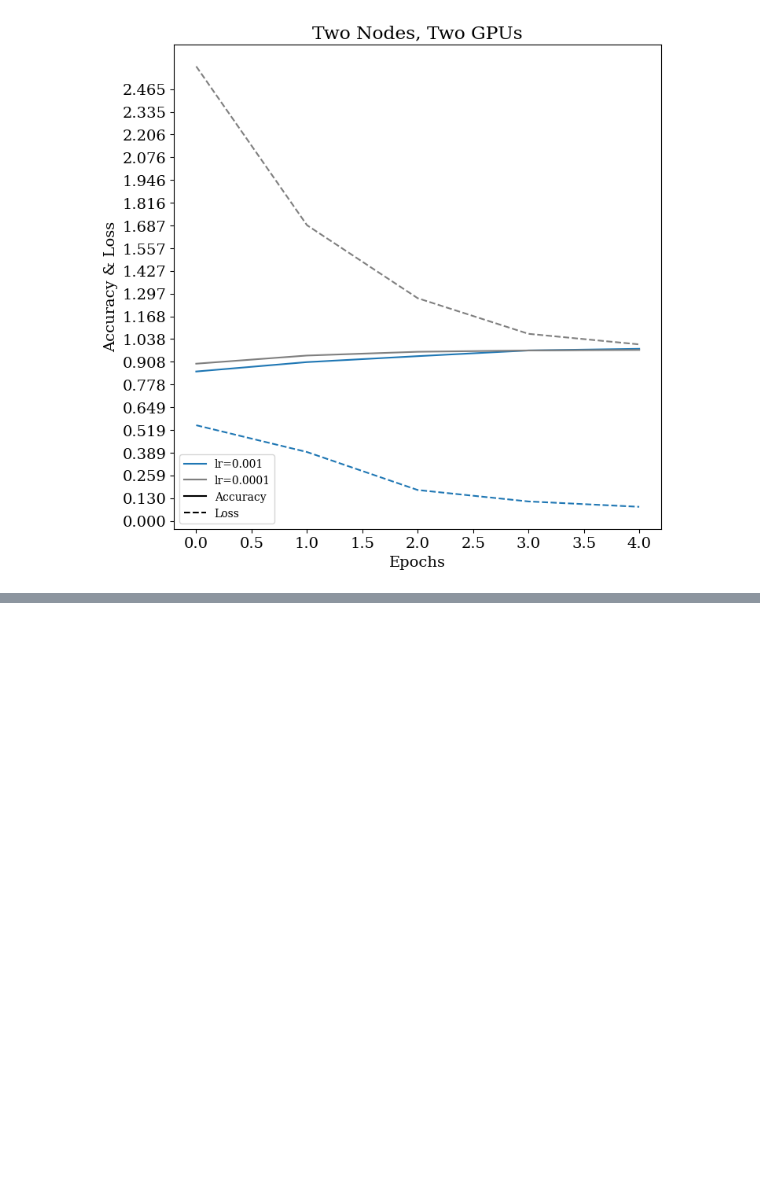
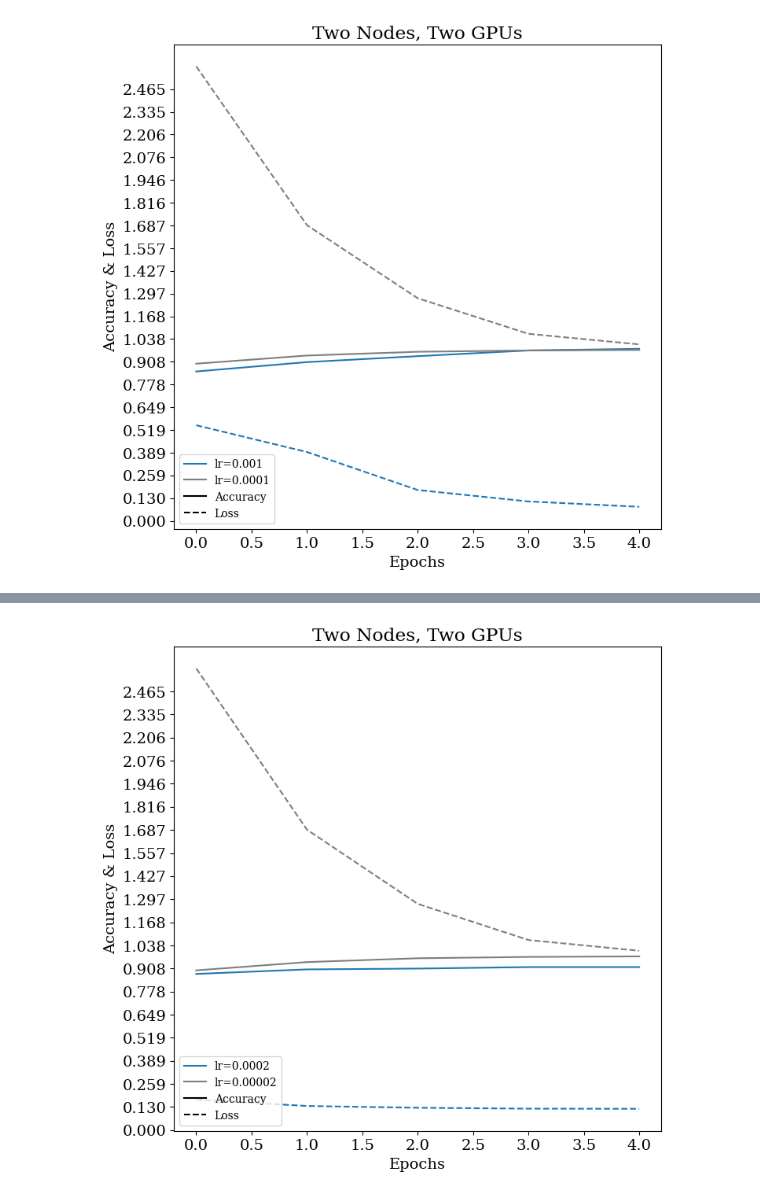
Before and after one commit to ubahl/Distributed-Training, a Jupyter notebook: plot_values.ipynb, the cells around one changed output, grey strips where cells are left out. Cells and saved outputs as stored; diff of their text form; code cells hidden in the pictures; blank space fills up the shorter version.

```diff
--- a/plot_values.ipynb
+++ b/plot_values.ipynb
@@ -110,0 +85,13 @@ plot_values(epochs, accuracy_0002, accuracy_00002, loss_0002, loss_00002, "Accur
+# %%
+# two nodes two GPGUs
+accuracy_0002 = [0.8775,0.903,0.9075,0.916,0.916]
+loss_0002 = [0.1708371341228485,0.13538967072963715,0.1253758817911148,0.12028136849403381,0.11948836594820023]
+
+accuracy_00002 = [0.8975,0.944,0.9655,0.973,0.976]
+loss_00002 = [2.5947177410125732,1.6882084608078003,1.2712777853012085,1.0680400133132935,1.0077680349349976]
+
+names = ["Two Nodes, Two GPUs", "lr=0.0002", "lr=0.00002"]
+
+plot_values(epochs, accuracy_0002, accuracy_00002, loss_0002, loss_00002, "Accuracy", names)
+# %% [output]
+[figure, added]
```
Also changed, not shown: parts of 9 cells of this notebook.
